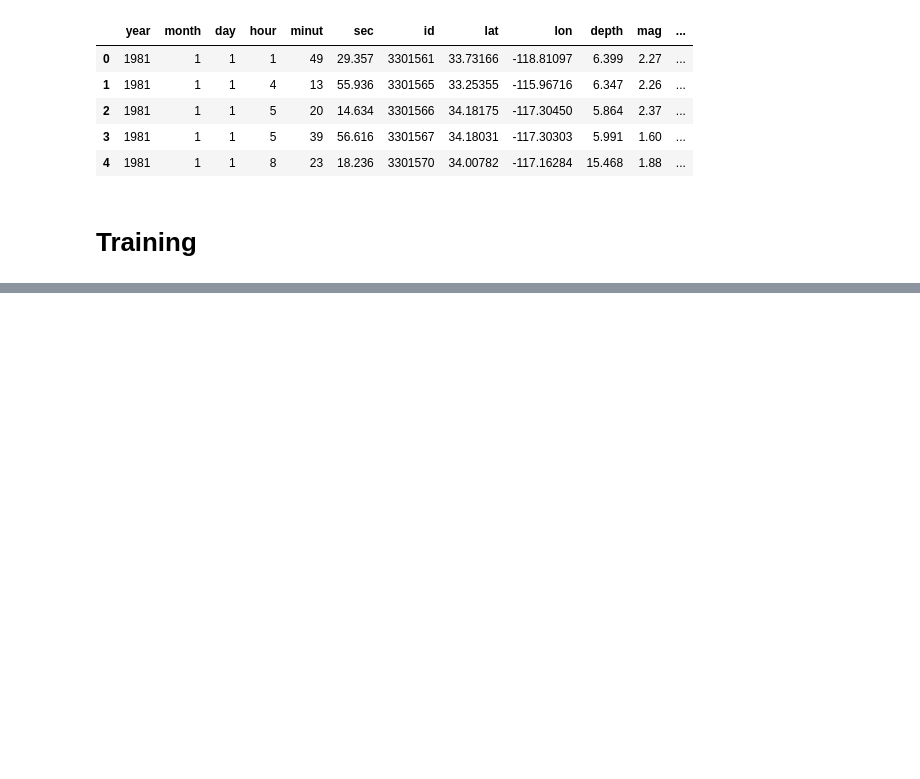
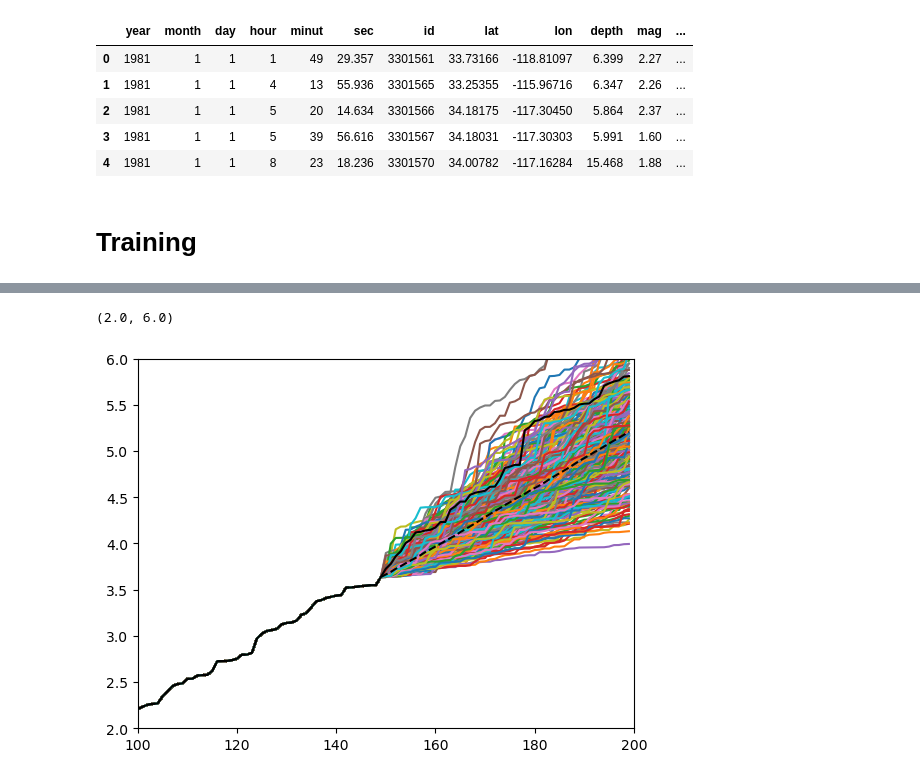
Before and after one commit to vicioms/quake_utils, a Jupyter notebook: test.ipynb, the cells around one changed output, grey strips where cells are left out. Drawn from its saved outputs; the diff is of its cells as text; code cells hidden in the pictures; blank space fills up the shorter version.

```diff
--- a/test.ipynb
+++ b/test.ipynb
@@ -144,15 +163,22 @@ KeyboardInterrupt:
 # %%
 with torch.no_grad():
-    n_seeds = 10
-    n_predictions = 100
-    base_inter_times = val_sequences.inter_times[:n_seeds]
-    using_inter_times = base_inter_times
-    predicted_inter_times = []
-    for step in range(n_predictions):
-        input_time_features = torch.cat([using_inter_times[None,:,None], using_inter_times[None,:,None].clamp_min(1e-8).log()], dim=-1)
-        context, distr = model(input_time_features)
-        next_inter_time_b = distr.b[0,-1]
-        next_inter_time_k = distr.k[0,-1]
-        next_inter_time = (-np.log(1-np.random.uniform(0,1))/next_inter_time_b)**(1/next_inter_time_k)
-        predicted_inter_times.append(next_inter_time)
-        using_inter_times = torch.cat([using_inter_times,torch.tensor([next_inter_time]) ]).type(torch.float32)
+    n_seeds = 150
+    n_predictions = 50
+    samples = []
+    for s in range(300):
+        base_inter_times = val_sequences.inter_times[:n_seeds]
+        using_inter_times = base_inter_times
+        predicted_inter_times = []
+        for step in range(n_predictions):
+            input_time_features = torch.cat([using_inter_times[None,:,None], using_inter_times[None,:,None].clamp_min(1e-8).log()], dim=-1)
+            context, distr = model(input_time_features)
+            next_inter_time_b = distr.b[0,-1,:]
+            next_inter_time_k = distr.k[0,-1,:]
+            next_inter_time_pi = distr.pip[0,-1,:]
+            #weibull_index = np.random.choice(next_inter_time_pi, size=1)
+            #next_inter_time = (-np.log(1-np.random.uniform(0,1, size=1))/next_inter_time_b[weibull_index])**(1/next_inter_time_k[weibull_index])
+            next_inter_time = torch.sum(next_inter_time_pi*(-np.log(1-np.random.uniform(0,1, size=3))/next_inter_time_b)**(1/next_inter_time_k))
+            predicted_inter_times.append(next_inter_time)
+            using_inter_times = torch.cat([using_inter_times,torch.tensor([next_inter_time]) ]).type(torch.float32)
+        samples.append(using_inter_times[None,:])
+    samples = torch.cat(samples, dim=0)
@@ -164,0 +185,10 @@ plt.yscale('log')
+# %%
+for sample in samples:
+    plt.plot(np.cumsum(sample))
+plt.plot(np.cumsum(val_sequences.inter_times[:n_seeds+n_predictions]), color='black')
+plt.plot(np.cumsum(samples, axis=1).mean(axis=0), color='black', ls='dashed')
+plt.xlim(n_seeds-50, n_seeds+n_predictions)
+plt.ylim(2,6)
+# %% [output]
+(2.0, 6.0)
+[figure, added]
```
Also changed, not shown: parts of 6 cells of this notebook, 3 other files.
